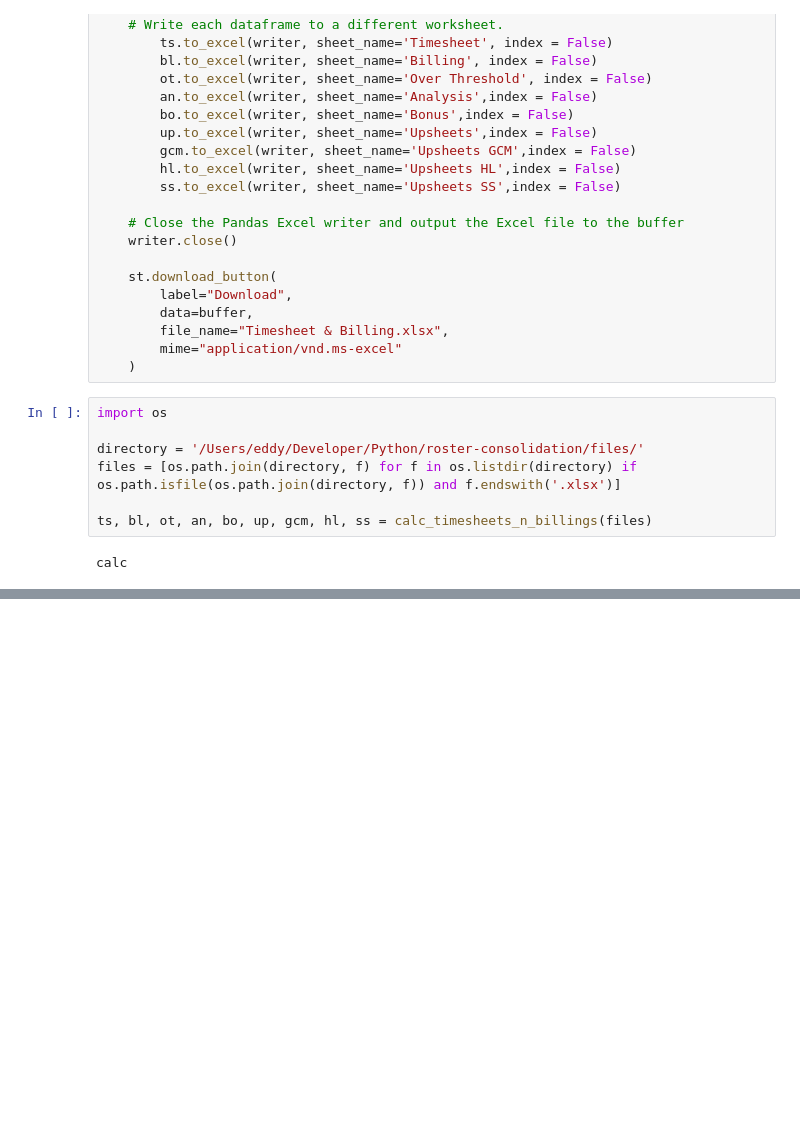
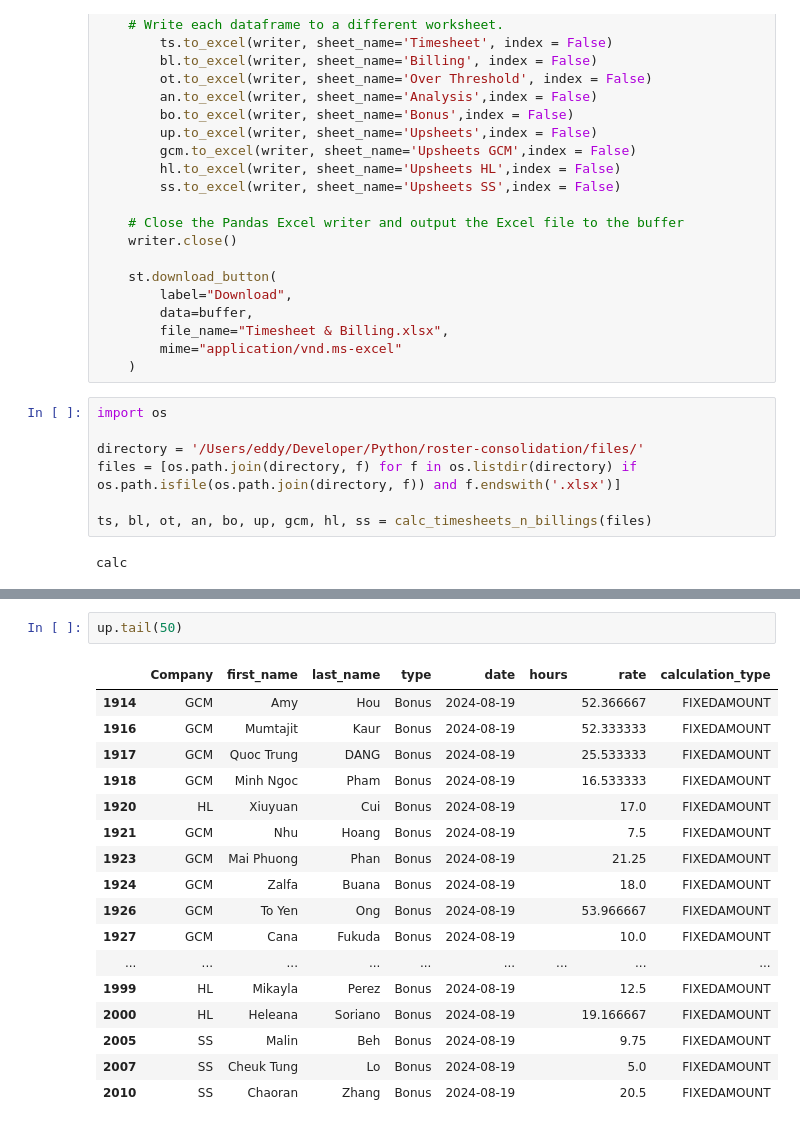
Before and after one commit to gongchaaus/roster-consolidation, a Jupyter notebook: timesheet_billing.ipynb, the cells around one changed output, grey strips where cells are left out. Cells and saved outputs as stored; diff of their text form; blank space fills up the shorter version.

```diff
--- a/timesheet_billing.ipynb
+++ b/timesheet_billing.ipynb
@@ -386,0 +371,20 @@ hl
+# %%
+up.tail(50)
+# %% [output]
+|  | Company | first_name | last_name | type | date | hours | rate | calculation_type |
+| 1914 | GCM | Amy | Hou | Bonus | 2024-08-19 |  | 52.366667 | FIXEDAMOUNT |
+| 1916 | GCM | Mumtajit | Kaur | Bonus | 2024-08-19 |  | 52.333333 | FIXEDAMOUNT |
+| 1917 | GCM | Quoc Trung | DANG | Bonus | 2024-08-19 |  | 25.533333 | FIXEDAMOUNT |
+| 1918 | GCM | Minh Ngoc | Pham | Bonus | 2024-08-19 |  | 16.533333 | FIXEDAMOUNT |
+| 1920 | HL | Xiuyuan | Cui | Bonus | 2024-08-19 |  | 17.0 | FIXEDAMOUNT |
+| 1921 | GCM | Nhu | Hoang | Bonus | 2024-08-19 |  | 7.5 | FIXEDAMOUNT |
+| 1923 | GCM | Mai Phuong | Phan | Bonus | 2024-08-19 |  | 21.25 | FIXEDAMOUNT |
+| 1924 | GCM | Zalfa | Buana | Bonus | 2024-08-19 |  | 18.0 | FIXEDAMOUNT |
+| 1926 | GCM | To Yen | Ong | Bonus | 2024-08-19 |  | 53.966667 | FIXEDAMOUNT |
+| 1927 | GCM | Cana | Fukuda | Bonus | 2024-08-19 |  | 10.0 | FIXEDAMOUNT |
+| ... | ... | ... | ... | ... | ... | ... | ... | ... |
+| 1999 | HL | Mikayla | Perez | Bonus | 2024-08-19 |  | 12.5 | FIXEDAMOUNT |
+| 2000 | HL | Heleana | Soriano | Bonus | 2024-08-19 |  | 19.166667 | FIXEDAMOUNT |
+| 2005 | SS | Malin | Beh | Bonus | 2024-08-19 |  | 9.75 | FIXEDAMOUNT |
+| 2007 | SS | Cheuk Tung | Lo | Bonus | 2024-08-19 |  | 5.0 | FIXEDAMOUNT |
+| 2010 | SS | Chaoran | Zhang | Bonus | 2024-08-19 |  | 20.5 | FIXEDAMOUNT |
```
Also changed, not shown: parts of 1 cell of this notebook, 1 other file.
